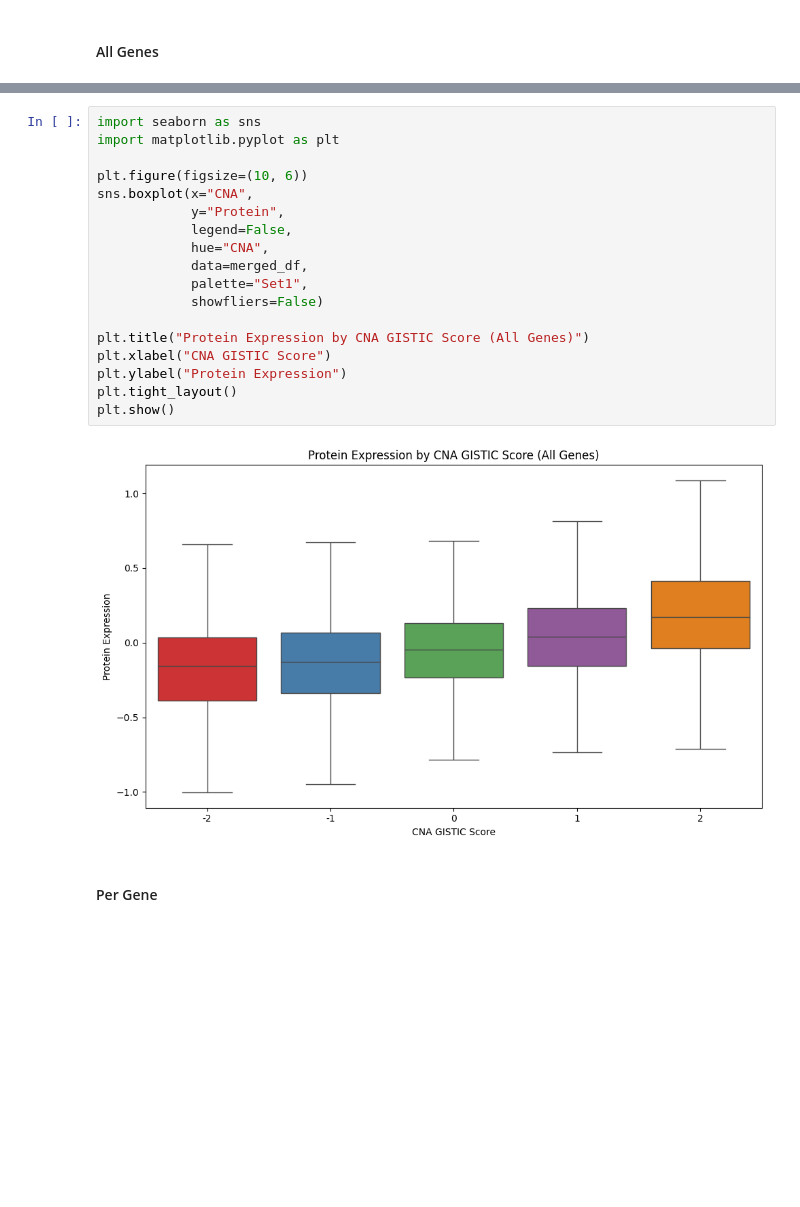
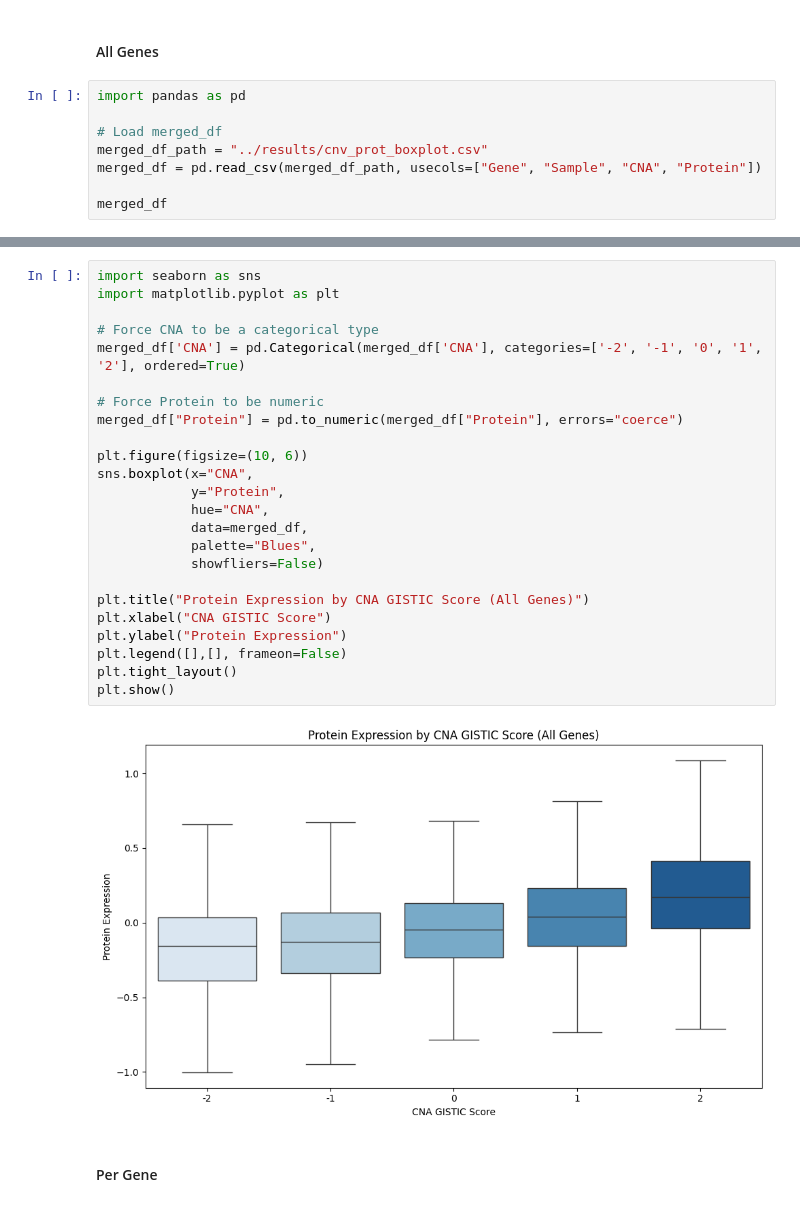
Before and after one commit to faith-ogun/bioslate-hgsoc-core, a Jupyter notebook: notebooks/tcga_gene_candidate_preprocessing.ipynb, the cells around one changed output, grey strips where cells are left out. Cells and saved outputs as stored; diff of their text form; blank space fills up the shorter version.

```diff
--- a/notebooks/tcga_gene_candidate_preprocessing.ipynb
+++ b/notebooks/tcga_gene_candidate_preprocessing.ipynb
@@ -465,3 +496,11 @@ merged_df['CNA'] = pd.Categorical(merged_df['CNA'], categories=['-2', '-1', '0',
 merged_df['Protein'] = pd.to_numeric(merged_df['Protein'], errors='coerce')
 # %% [markdown]
 #### All Genes
+# %%
+import pandas as pd
+
+# Load merged_df
+merged_df_path = "../results/cnv_prot_boxplot.csv"
+merged_df = pd.read_csv(merged_df_path, usecols=["Gene", "Sample", "CNA", "Protein"])
+
+merged_df
@@ -468,23 +521,29 @@ merged_df['Protein'] = pd.to_numeric(merged_df['Protein'], errors='coerce')
 # %%
 import seaborn as sns
 import matplotlib.pyplot as plt
 
+# Force CNA to be a categorical type
+merged_df['CNA'] = pd.Categorical(merged_df['CNA'], categories=['-2', '-1', '0', '1', '2'], ordered=True)
+
+# Force Protein to be numeric
+merged_df["Protein"] = pd.to_numeric(merged_df["Protein"], errors="coerce")
+
 plt.figure(figsize=(10, 6))
 sns.boxplot(x="CNA",
             y="Protein",
-            legend=False,
             hue="CNA",
             data=merged_df,
-            palette="Set1",
+            palette="Blues",
             showfliers=False)
 
 plt.title("Protein Expression by CNA GISTIC Score (All Genes)")
 plt.xlabel("CNA GISTIC Score")
 plt.ylabel("Protein Expression")
+plt.legend([],[], frameon=False)
 plt.tight_layout()
 plt.show()
 # %% [output]
-[figure, old version]
+[figure, new version]
 # %% [markdown]
 #### Per Gene
 # %%
```
Also changed, not shown: parts of 9 cells of this notebook, 16 other files.
